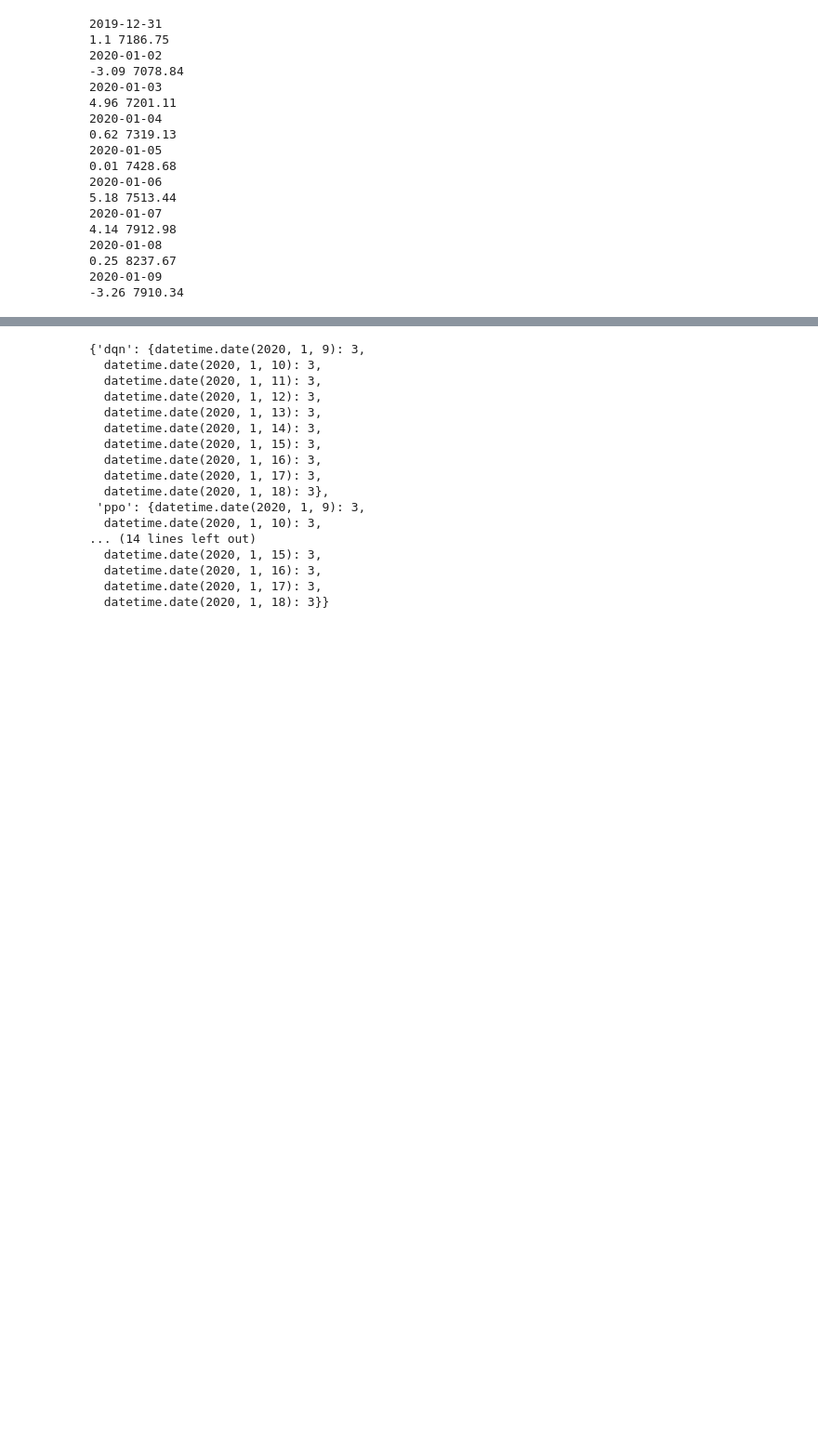
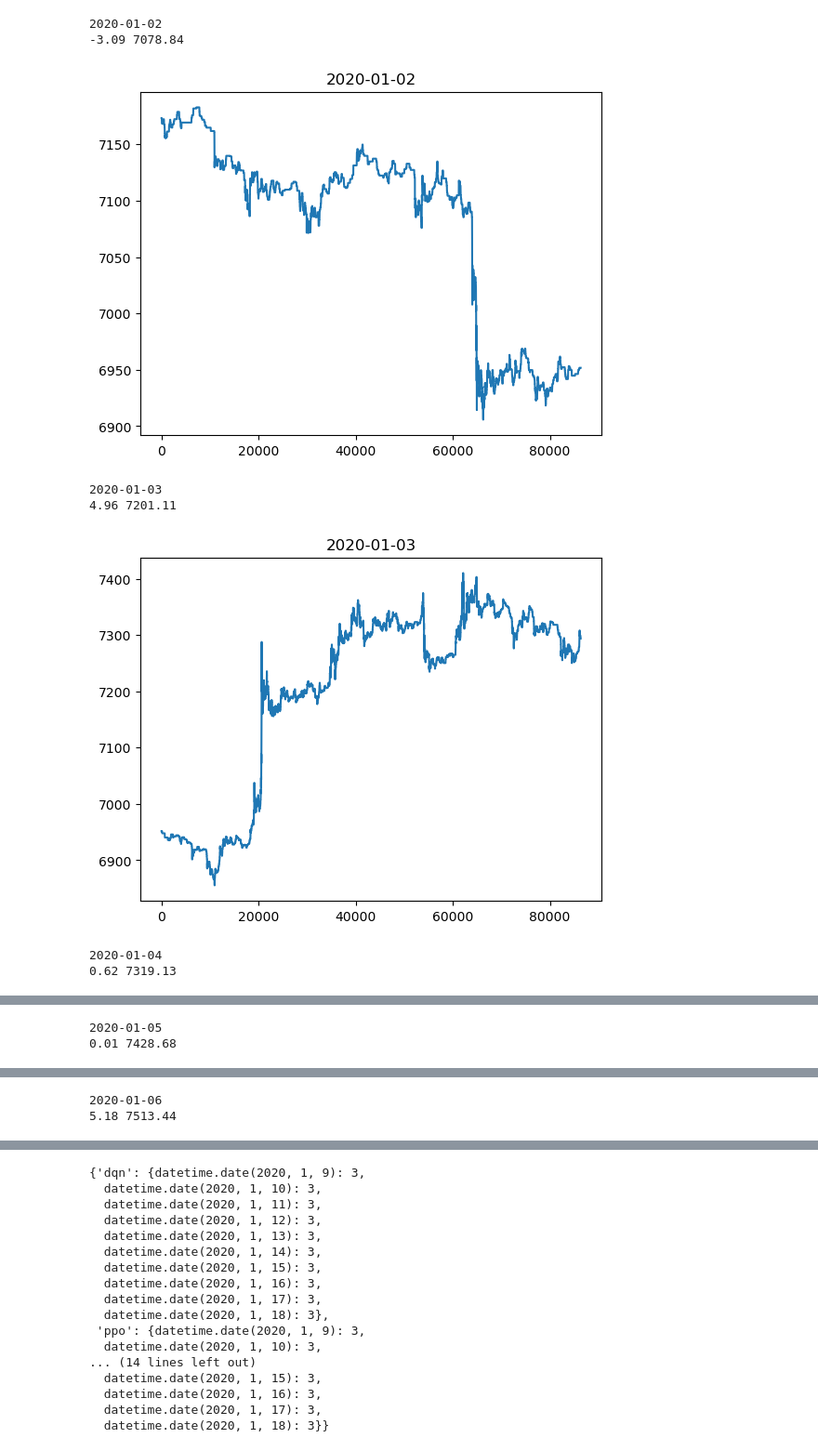
Before and after one commit to reiamt/thesis_rl, a Jupyter notebook: src/test_plot.ipynb, the cells around one changed output, grey strips where cells are left out. Shown at 93% size. Cells and saved outputs as stored; diff of their text form; code cells hidden in the pictures; blank space fills up the shorter version.

```diff
--- a/src/test_plot.ipynb
+++ b/src/test_plot.ipynb
@@ -5,7 +5,7 @@ import pandas as pd
 jan_01 = pd.read_csv('data_recorder/database/data_exports/paper_data/XBTUSD_2020-01-01.csv.xz' ,compression='xz')#, index_col='system_time')
 # %%
 def plot_ts(df):
-    plt.plot(df['midpoint'])
+    plt.plot(range(df.shape[0]),df['midpoint'])
     plt.title(df.index[3000][:10])
     plt.show()
 # %%
@@ -27,27 +27,18 @@ def calc_summary_statistics(df):
     overall_mean = round(df.midpoint.mean(), 2)
     return hodl_mean, overall_mean
 # %%
-for path in paths:
+for path in paths[1:]:
     df = pd.read_csv(path, compression='xz', index_col=0)
     hodl, mean = calc_summary_statistics(df)
     print(df.index[3000][:10])
     print(hodl, mean)
+    plot_ts(df)
 # %% [output]
-2019-12-31
-1.1 7186.75
 2020-01-02
 -3.09 7078.84
-2020-01-03
-4.96 7201.11
-2020-01-04
-0.62 7319.13
-2020-01-05
-0.01 7428.68
-2020-01-06
-5.18 7513.44
-2020-01-07
-4.14 7912.98
-2020-01-08
-0.25 8237.67
-2020-01-09
--3.26 7910.34
+[figure, added]
+2020-01-03
+4.96 7201.11
+[figure, added]
+2020-01-04
+0.62 7319.13
@@ -53,0 +46,2 @@ for path in paths:
+2020-01-05
+0.01 7428.68
@@ -53,0 +49,2 @@ for path in paths:
+2020-01-06
+5.18 7513.44
```
Also changed, not shown: parts of 5 cells of this notebook, 7 other files.
